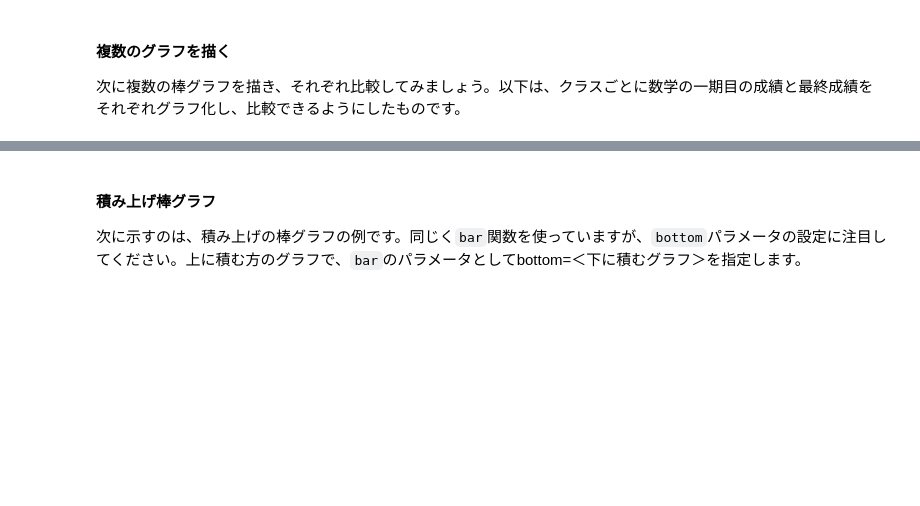
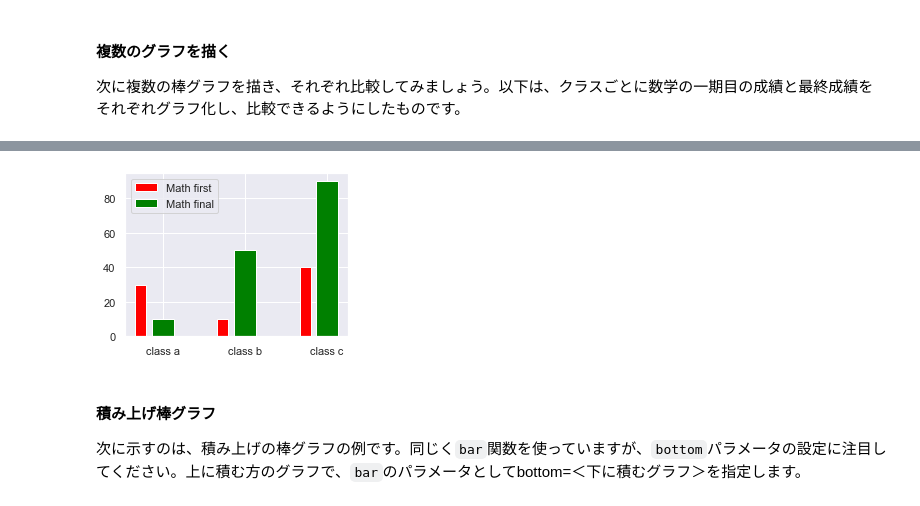
Before and after one commit to makkimaki/GCIwinter2019_assignments, a Jupyter notebook: week3/chapter5.ipynb, the cells around one changed output, grey strips where cells are left out. Cells and saved outputs as stored; diff of their text form; code cells hidden in the pictures; blank space fills up the shorter version.

```diff
--- a/week3/chapter5.ipynb
+++ b/week3/chapter5.ipynb
@@ -139,3 +141,22 @@ plt.grid(True)
+# %%
+# データの準備
+y1 = np.array([30, 10, 40])
+y2 = np.array([10, 50, 90])
+
+# X軸のデータ
+x = np.arange(len(y1))
+
+# グラフの幅
+w = 0.4
+
+plt.figure(figsize=(4,3))
+plt.bar(x, y1, color="red", width=w/3, label="Math first")
+plt.bar(x+2*w/3, y2, color="green", width=2*w/3, label="Math final")
+plt.legend(loc="best")
+plt.xticks(x+2*w/3, ["class a", "class b", "class c"])
+plt.show()
+# %% [output]
+[figure, added]
 # %% [markdown]
 #### 積み上げ棒グラフ
 
```
Also changed, not shown: parts of 11 cells of this notebook, 1 other file.
